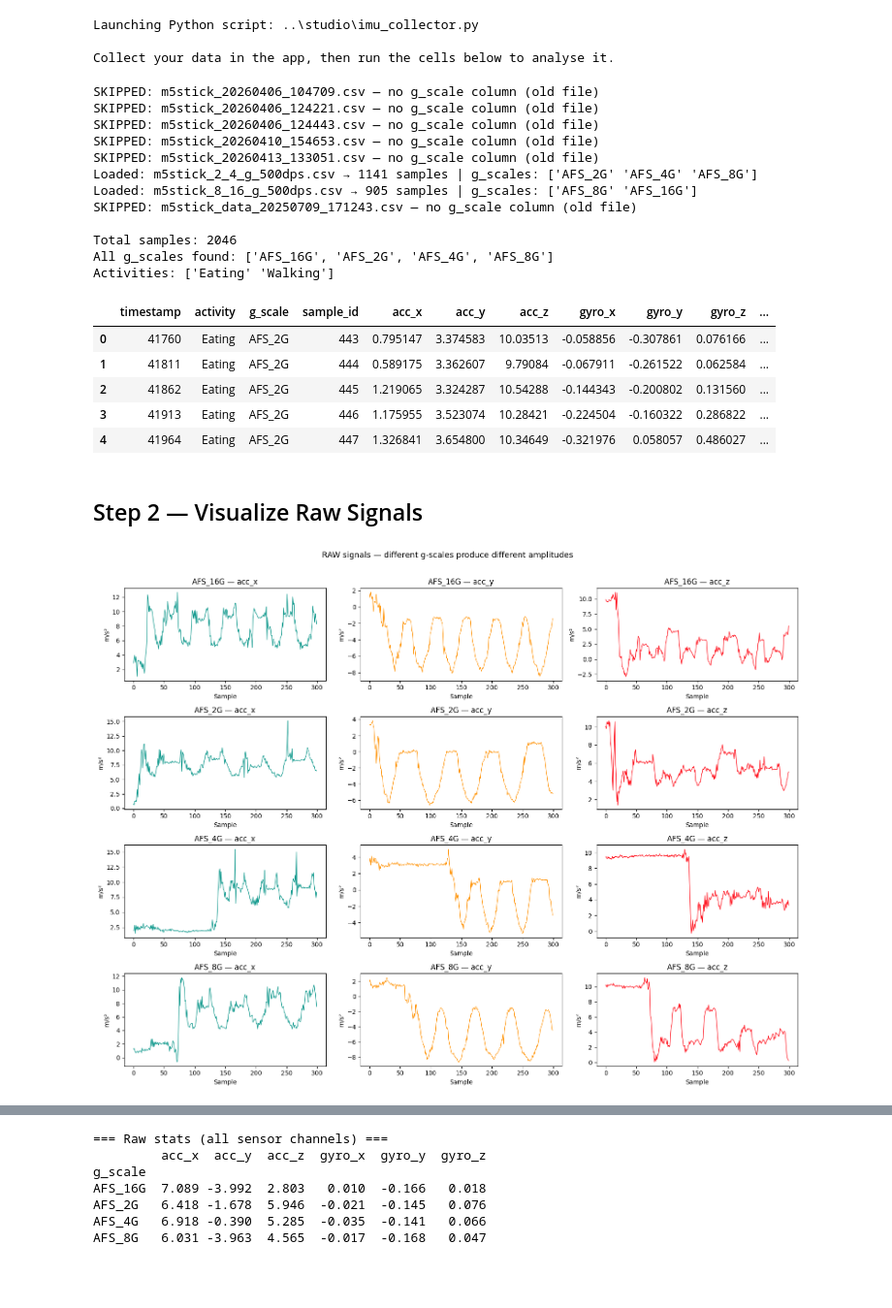
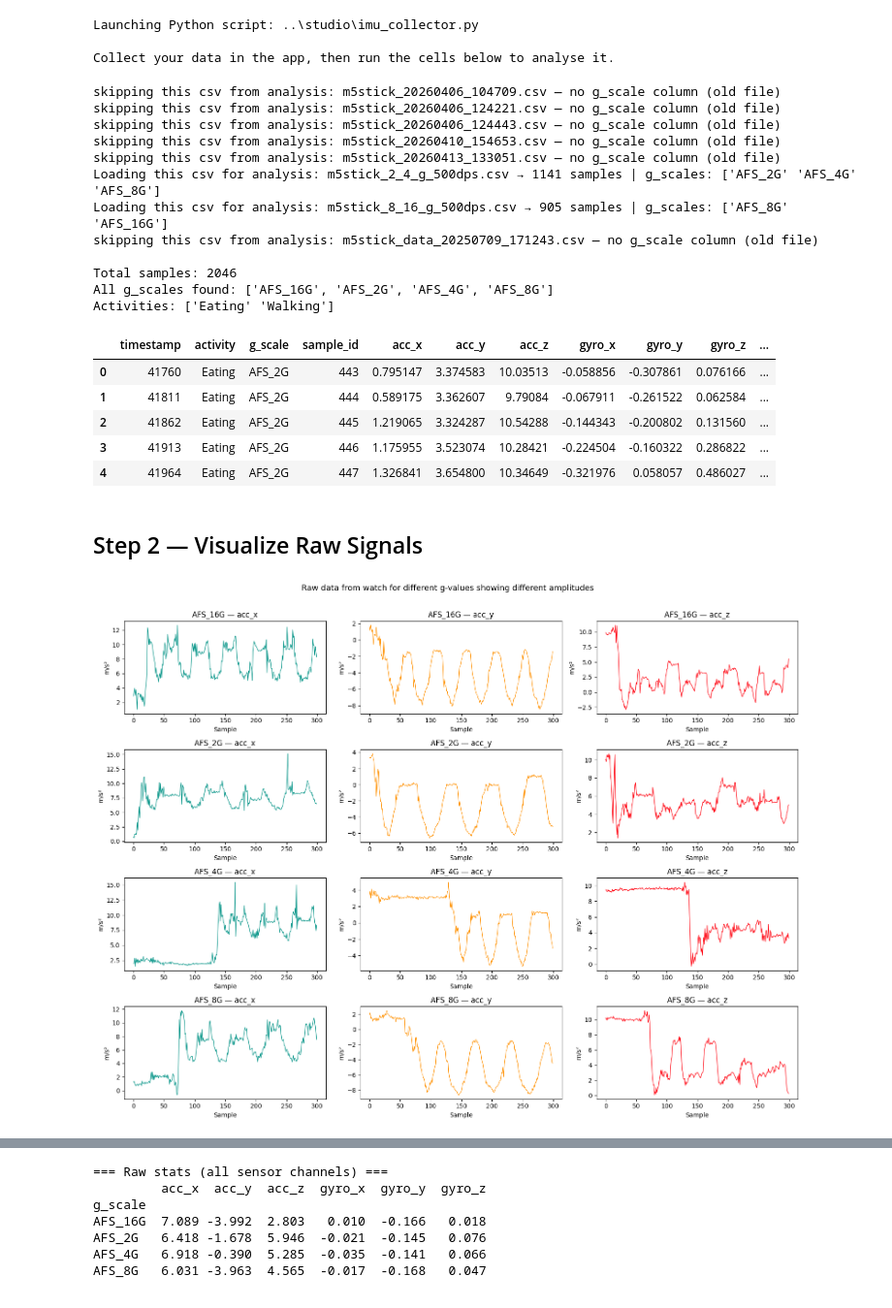
Before and after one commit to WiresharkIO/TinyML_4_HAR, a Jupyter notebook: Data Acquisition/01_data_collection_exploration.ipynb, the cells around one changed output, grey strips where cells are left out. Shown at 97% size. Cells and saved outputs as stored; diff of their text form; code cells hidden in the pictures.

```diff
--- a/Data Acquisition/01_data_collection_exploration.ipynb
+++ b/Data Acquisition/01_data_collection_exploration.ipynb
@@ -60,12 +60,12 @@ for f in sorted(data_dir.glob("*.csv")):
 
     # Skip files that don't have the g_scale column
     if "g_scale" not in df.columns:
-        print(f"SKIPPED: {f.name} — no g_scale column (old file)")
+        print(f"skipping this csv from analysis: {f.name} — no g_scale column (old file)")
         continue
 
     df["source_file"] = f.name
     dfs.append(df)
-    print(f"Loaded: {f.name} → {len(df)} samples | g_scales: {df['g_scale'].unique()}")
+    print(f"Loading this csv for analysis: {f.name} → {len(df)} samples | g_scales: {df['g_scale'].unique()}")
 
 df_all = pd.concat(dfs, ignore_index=True)
 print(f"\nTotal samples: {len(df_all)}")
@@ -73,14 +73,14 @@ print("All g_scales found:", sorted(df_all["g_scale"].unique()))
 print("Activities:", df_all["activity"].unique())
 df_all.head()
 # %% [output]
-SKIPPED: m5stick_20260406_104709.csv — no g_scale column (old file)
-SKIPPED: m5stick_20260406_124221.csv — no g_scale column (old file)
-SKIPPED: m5stick_20260406_124443.csv — no g_scale column (old file)
-SKIPPED: m5stick_20260410_154653.csv — no g_scale column (old file)
-SKIPPED: m5stick_20260413_133051.csv — no g_scale column (old file)
-Loaded: m5stick_2_4_g_500dps.csv → 1141 samples | g_scales: ['AFS_2G' 'AFS_4G' 'AFS_8G']
-Loaded: m5stick_8_16_g_500dps.csv → 905 samples | g_scales: ['AFS_8G' 'AFS_16G']
-SKIPPED: m5stick_data_20250709_171243.csv — no g_scale column (old file)
+skipping this csv from analysis: m5stick_20260406_104709.csv — no g_scale column (old file)
+skipping this csv from analysis: m5stick_20260406_124221.csv — no g_scale column (old file)
+skipping this csv from analysis: m5stick_20260406_124443.csv — no g_scale column (old file)
+skipping this csv from analysis: m5stick_20260410_154653.csv — no g_scale column (old file)
+skipping this csv from analysis: m5stick_20260413_133051.csv — no g_scale column (old file)
+Loading this csv for analysis: m5stick_2_4_g_500dps.csv → 1141 samples | g_scales: ['AFS_2G' 'AFS_4G' 'AFS_8G']
+Loading this csv for analysis: m5stick_8_16_g_500dps.csv → 905 samples | g_scales: ['AFS_8G' 'AFS_16G']
+skipping this csv from analysis: m5stick_data_20250709_171243.csv — no g_scale column (old file)
 
 Total samples: 2046
 All g_scales found: ['AFS_16G', 'AFS_2G', 'AFS_4G', 'AFS_8G']
@@ -96,22 +96,22 @@ Activities: ['Eating' 'Walking']
 # %%
 g_scales = sorted(df_all["g_scale"].unique())
 channels = ["acc_x", "acc_y", "acc_z"]
 colors   = {"acc_x": "#029386", "acc_y": "#ff9408", "acc_z": "#ff000d"}
 
 fig, axes = plt.subplots(len(g_scales), 3, figsize=(16, 3 * len(g_scales)), sharey=False)
 
 for row, gs in enumerate(g_scales):
     subset = df_all[df_all["g_scale"] == gs].head(300).reset_index(drop=True)
     for col, ch in enumerate(channels):
         axes[row][col].plot(subset[ch].values, color=colors[ch], linewidth=0.9)
         axes[row][col].set_title(f"{gs} — {ch}")
         axes[row][col].set_xlabel("Sample")
         axes[row][col].set_ylabel("m/s²")
 
-plt.suptitle("RAW signals — different g-scales produce different amplitudes", fontsize=13, y=1.01)
+plt.suptitle("Raw data from watch for different g-values showing different amplitudes", fontsize=13, y=1.01)
 plt.tight_layout()
 plt.show()
 # %% [output]
-[figure, old version]
+[figure, new version]
 # %% [markdown]
 ## Step 3 — Z Score Normalization
```
Also changed, not shown: parts of 2 cells of this notebook.
